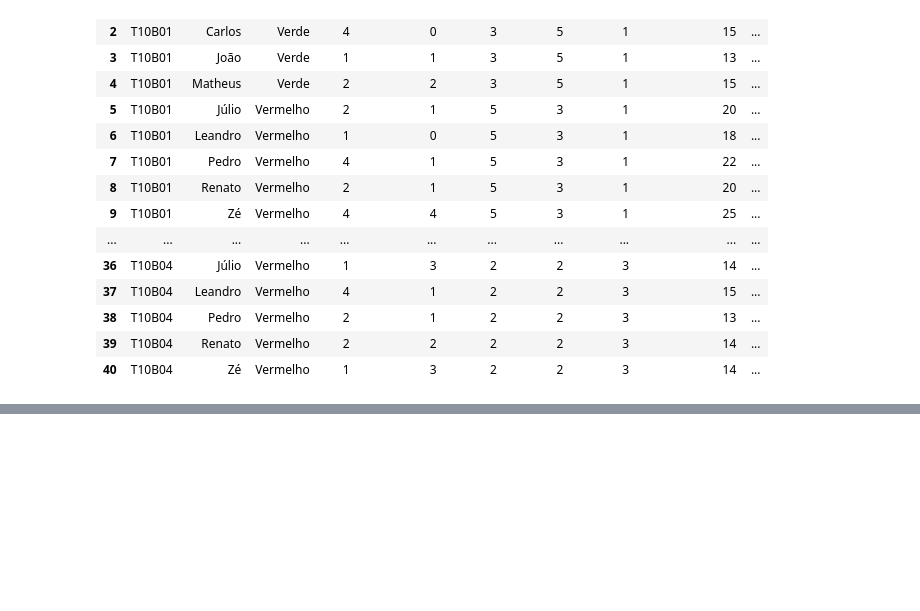
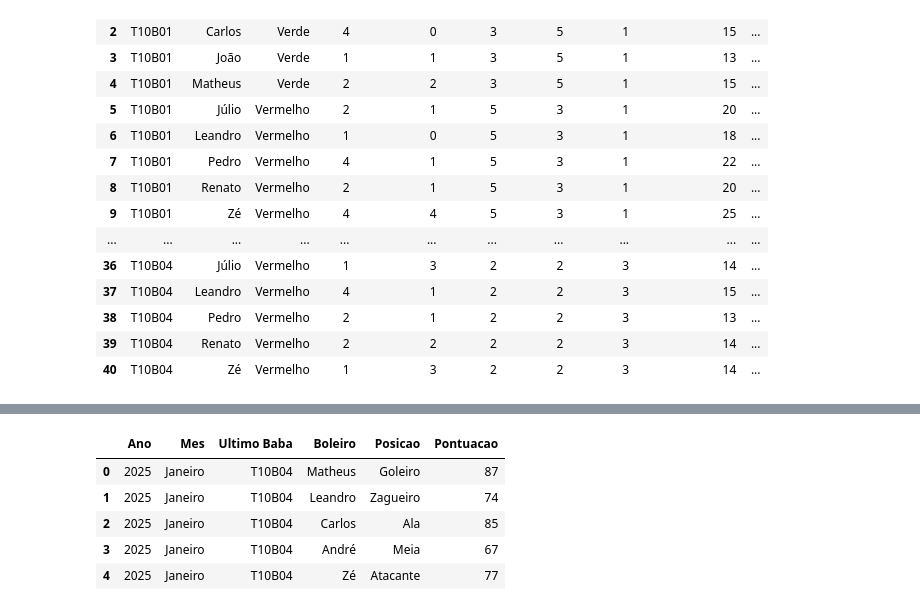
Before and after one commit to FlickFlash/associacao-futebol, a Jupyter notebook: Teste_1_Jogador_Completo/novo_processamento.ipynb, the cells around one changed output, grey strips where cells are left out. Drawn from its saved outputs; the diff is of its cells as text; code cells hidden in the pictures; blank space fills up the shorter version.

Commit message:
Processamento de "Prêmios", Ranking e Seleção do Mês

```diff
--- a/Teste_1_Jogador_Completo/novo_processamento.ipynb
+++ b/Teste_1_Jogador_Completo/novo_processamento.ipynb
@@ -93,0 +113,19 @@ sumula_occ
+# %%
+sumula_ranking = sumula_presenca.copy()
+sumula_ranking["Ranking"] = (
+    sumula_ranking["Gols"]
+    + sumula_ranking["Assistencias"]
+    + sumula_ranking["Vitorias"] * 3
+    + sumula_ranking["Empates"] * 3
+    + sumula_ranking["Mensalidade"]
+    + sumula_ranking["Colaboracao"]
+    + sumula_ranking["Defesas de Penalti"]
+    + sumula_ranking["Bola Cheia"] * 3
+    + sumula_ranking["Clean Sheets"] * 3
+    + sumula_ranking["Premio Defesa"] * 3
+    + sumula_ranking["Premio Drible"] * 3
+    + sumula_ranking["Premio Gol"] * 3
+)
+
+sumula_ranking["Ranking sem Colaboracao"] = sumula_ranking["Ranking"] - sumula_ranking["Colaboracao"]
+sumula_ranking
@@ -94,3 +183,35 @@ sumula_occ
+# %%
+ordem_posicoes = ["Goleiro", "Zagueiro", "Ala", "Meia", "Atacante"]
+ordem_meses = ["Janeiro", "Fevereiro", "Março", "Abril", "Maio", "Junho",
+    "Julho", "Agosto", "Setembro", "Outubro", "Novembro", "Dezembro"]
+
+df_pontuacao_do_mes["Posicao"] = pd.Categorical(df_pontuacao_do_mes["Posicao"], categories=ordem_posicoes, ordered=True)
+df_pontuacao_do_mes["Mes"] = pd.Categorical(df_pontuacao_do_mes["Mes"], categories=ordem_meses, ordered=True)
+
+df_selecao_do_mes = (
+    df_pontuacao_do_mes.sort_values(
+        by=["Ano", "Mes", "Posicao", "Ranking sem Colaboracao", "Vitorias", "Gols", "Assistencias", "Boleiro"],
+        ascending=[True, False, True, False, False, False, False, True]
+    )
+    .groupby(["Ano", "Mes", "Ultimo Baba", "Posicao"], as_index=False, observed=True)
+    .head(1)
+    .reset_index(drop=True)
+)
+
+remover_colunas = ["Vitorias", "Gols", "Assistencias"]
+ordenar_selecao_do_mes = ["Ano", "Mes", "Ultimo Baba", "Boleiro", "Posicao", "Pontuacao"]
+
+df_selecao_do_mes = df_selecao_do_mes.rename(columns={"Ranking sem Colaboracao":"Pontuacao"}).drop(columns=remover_colunas)
+df_selecao_do_mes = df_selecao_do_mes[ordenar_selecao_do_mes]
+
+df_selecao_do_mes
+# %% [output]
+|  | Ano | Mes | Ultimo Baba | Boleiro | Posicao | Pontuacao |
+| 0 | 2025 | Janeiro | T10B04 | Matheus | Goleiro | 87 |
+| 1 | 2025 | Janeiro | T10B04 | Leandro | Zagueiro | 74 |
+| 2 | 2025 | Janeiro | T10B04 | Carlos | Ala | 85 |
+| 3 | 2025 | Janeiro | T10B04 | André | Meia | 67 |
+| 4 | 2025 | Janeiro | T10B04 | Zé | Atacante | 77 |
 # %%
 # duplas_final = pd.DataFrame()
 # for coluna_boleiro in time.columns:
```
Also changed, not shown: parts of 6 cells of this notebook.
